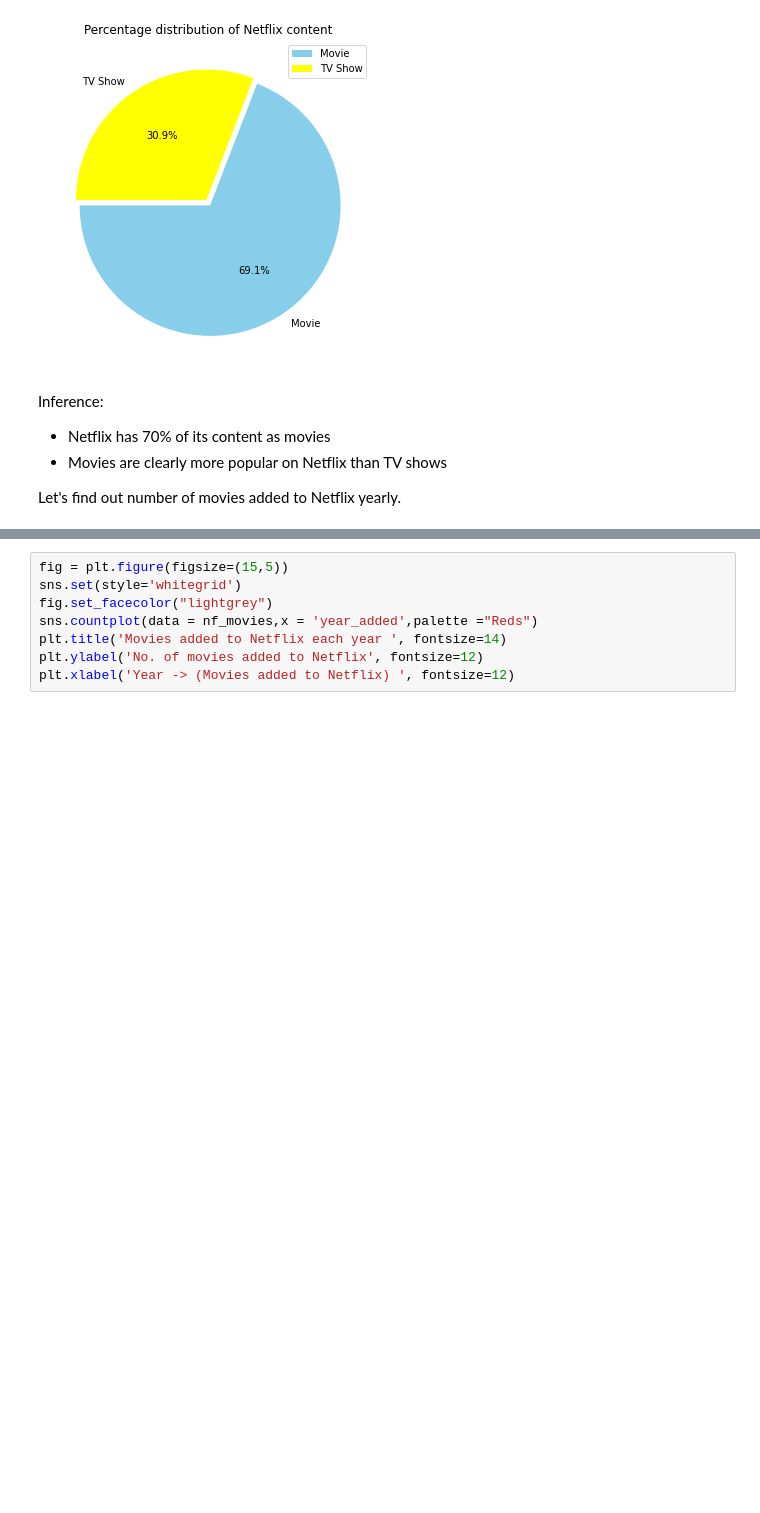
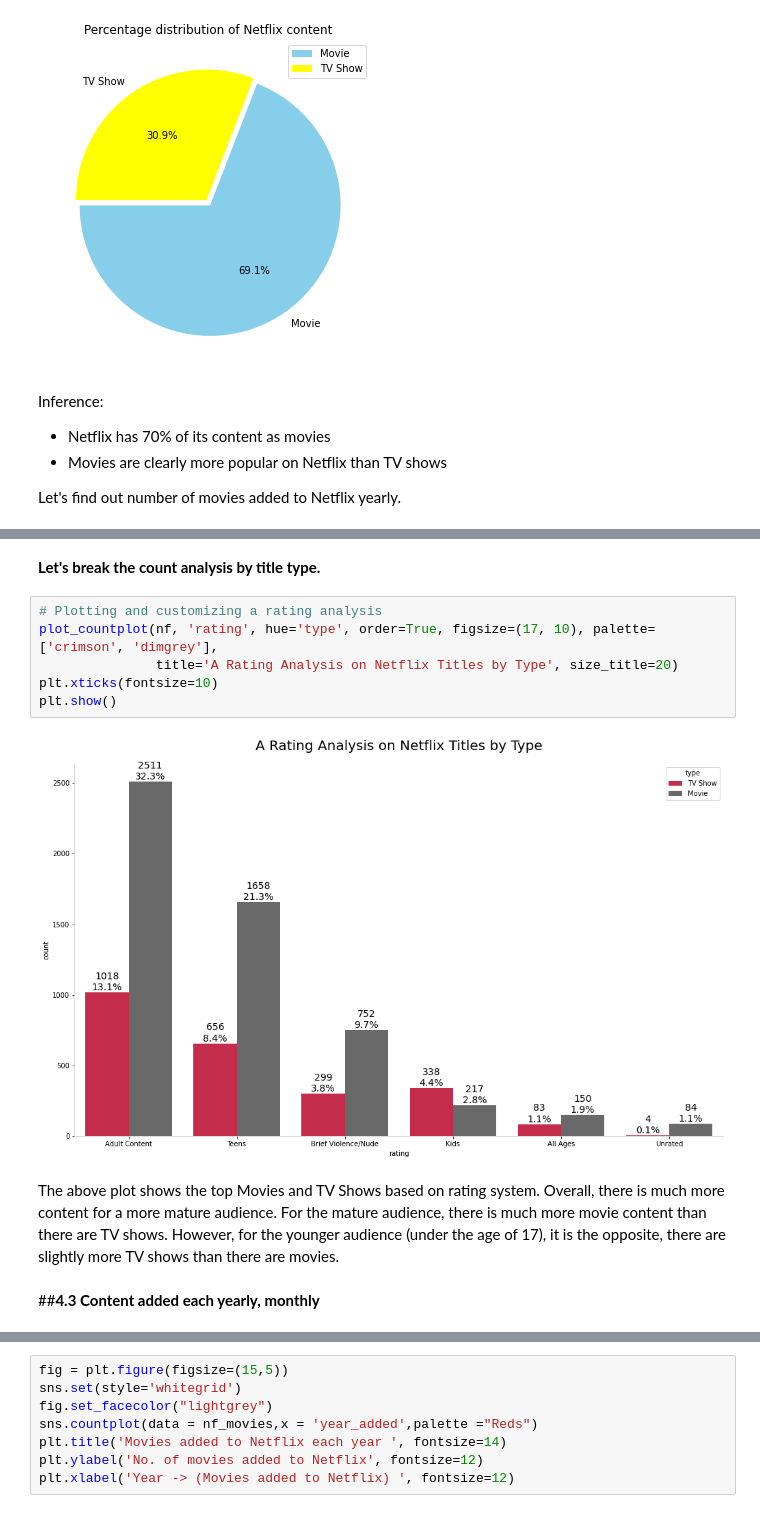
Before and after one commit to Harisha-AlmaBetter/NETFLIX-MOVIES-AND-TV-SHOWS-CLUSTERING, a Jupyter notebook: NETFLIX_MOVIES_AND_TV_SHOWS_CLUSTERING.ipynb, the cells around one changed output, grey strips where cells are left out. Drawn from its saved outputs; the diff is of its cells as text; blank space fills up the shorter version.

```diff
--- a/NETFLIX_MOVIES_AND_TV_SHOWS_CLUSTERING.ipynb
+++ b/NETFLIX_MOVIES_AND_TV_SHOWS_CLUSTERING.ipynb
@@ -510,0 +637,14 @@ Let's find out number of movies added to Netflix yearly.
+# %% [markdown]
+<B>Let's break the count analysis by title type.
+# %%
+# Plotting and customizing a rating analysis
+plot_countplot(nf, 'rating', hue='type', order=True, figsize=(17, 10), palette=['crimson', 'dimgrey'],
+               title='A Rating Analysis on Netflix Titles by Type', size_title=20)
+plt.xticks(fontsize=10)
+plt.show()
+# %% [output]
+[figure, added]
+# %% [markdown]
+The above plot shows the top Movies and TV Shows based on rating system. Overall, there is much more content for a more mature audience. For the mature audience, there is much more movie content than there are TV shows. However, for the younger audience (under the age of 17), it is the opposite, there are slightly more TV shows than there are movies.
+# %% [markdown]
+##<B>4.3 Content added each yearly, monthly
```
Also changed, not shown: parts of 37 cells of this notebook.
